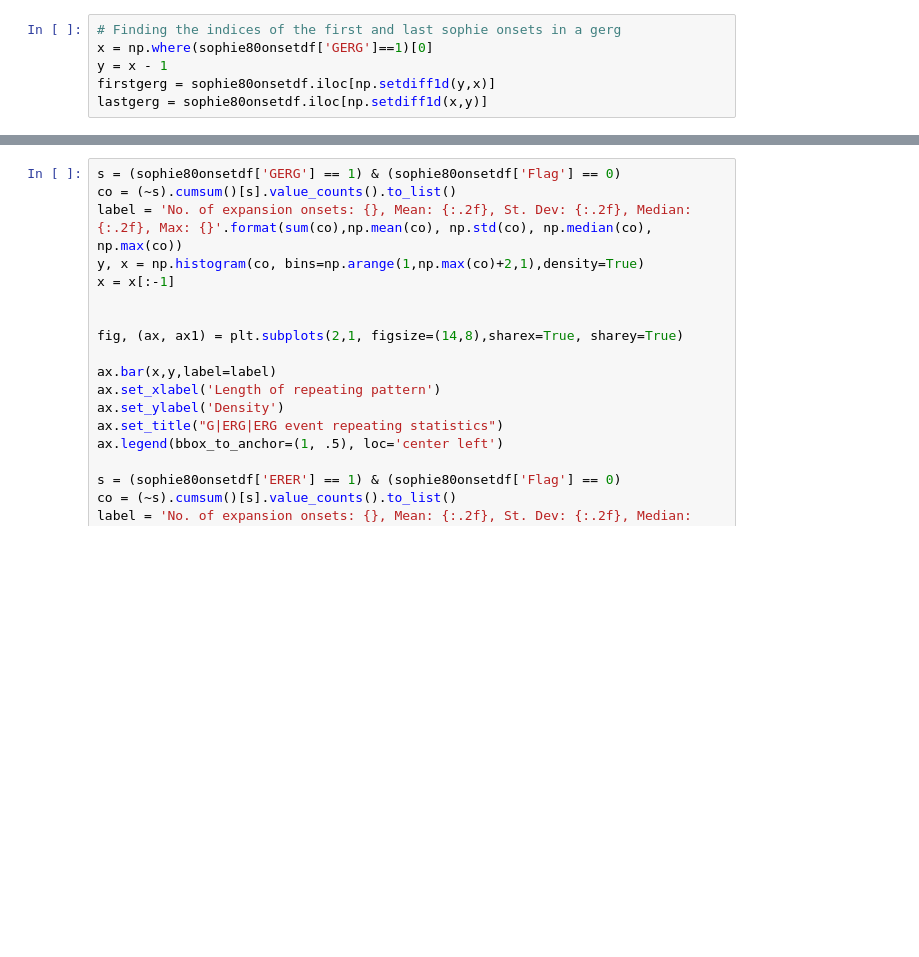
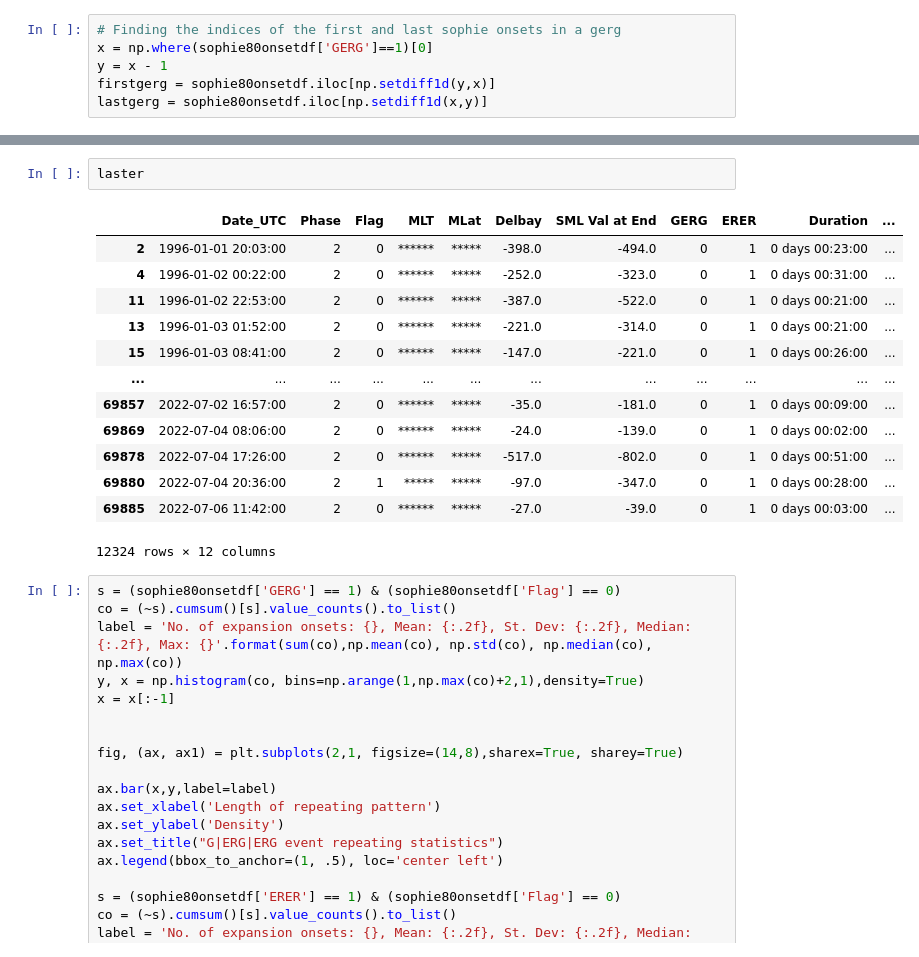
Before and after one commit to christianlao12/DP1_DP2_Project, a Jupyter notebook: substorm_type_statistics.ipynb, the cells around one changed output, grey strips where cells are left out. Drawn from its saved outputs; the diff is of its cells as text; blank space fills up the shorter version.

```diff
--- a/substorm_type_statistics.ipynb
+++ b/substorm_type_statistics.ipynb
@@ -62,3 +116,19 @@ lastgerg = sophie80onsetdf.iloc[np.setdiff1d(x,y)]
+# %%
+laster
+# %% [output]
+|  | Date_UTC | Phase | Flag | MLT | MLat | Delbay | SML Val at End | GERG | ERER | Duration | ... |
+| 2 | 1996-01-01 20:03:00 | 2 | 0 | ****** | ***** | -398.0 | -494.0 | 0 | 1 | 0 days 00:23:00 | ... |
+| 4 | 1996-01-02 00:22:00 | 2 | 0 | ****** | ***** | -252.0 | -323.0 | 0 | 1 | 0 days 00:31:00 | ... |
+| 11 | 1996-01-02 22:53:00 | 2 | 0 | ****** | ***** | -387.0 | -522.0 | 0 | 1 | 0 days 00:21:00 | ... |
+| 13 | 1996-01-03 01:52:00 | 2 | 0 | ****** | ***** | -221.0 | -314.0 | 0 | 1 | 0 days 00:21:00 | ... |
+| 15 | 1996-01-03 08:41:00 | 2 | 0 | ****** | ***** | -147.0 | -221.0 | 0 | 1 | 0 days 00:26:00 | ... |
+| ... | ... | ... | ... | ... | ... | ... | ... | ... | ... | ... | ... |
+| 69857 | 2022-07-02 16:57:00 | 2 | 0 | ****** | ***** | -35.0 | -181.0 | 0 | 1 | 0 days 00:09:00 | ... |
+| 69869 | 2022-07-04 08:06:00 | 2 | 0 | ****** | ***** | -24.0 | -139.0 | 0 | 1 | 0 days 00:02:00 | ... |
+| 69878 | 2022-07-04 17:26:00 | 2 | 0 | ****** | ***** | -517.0 | -802.0 | 0 | 1 | 0 days 00:51:00 | ... |
+| 69880 | 2022-07-04 20:36:00 | 2 | 1 | ***** | ***** | -97.0 | -347.0 | 0 | 1 | 0 days 00:28:00 | ... |
+| 69885 | 2022-07-06 11:42:00 | 2 | 0 | ****** | ***** | -27.0 | -39.0 | 0 | 1 | 0 days 00:03:00 | ... |
+12324 rows × 12 columns
 # %%
 s = (sophie80onsetdf['GERG'] == 1) & (sophie80onsetdf['Flag'] == 0)
 co = (~s).cumsum()[s].value_counts().to_list()
```
Also changed, not shown: parts of 4 cells of this notebook.
